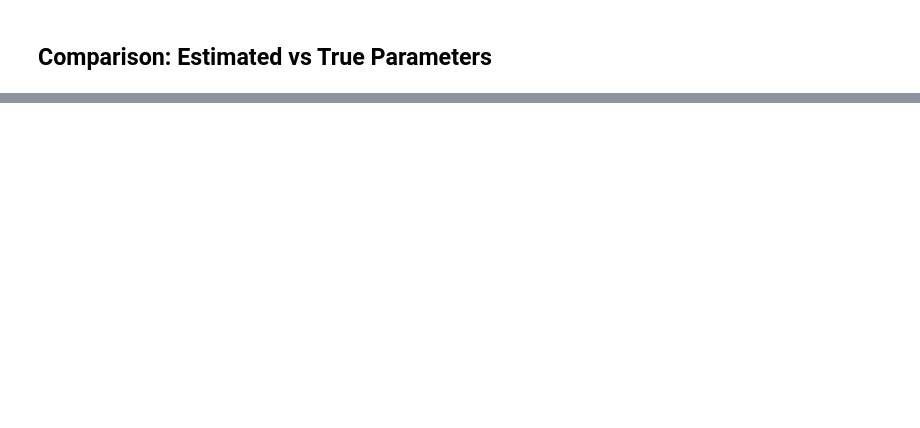
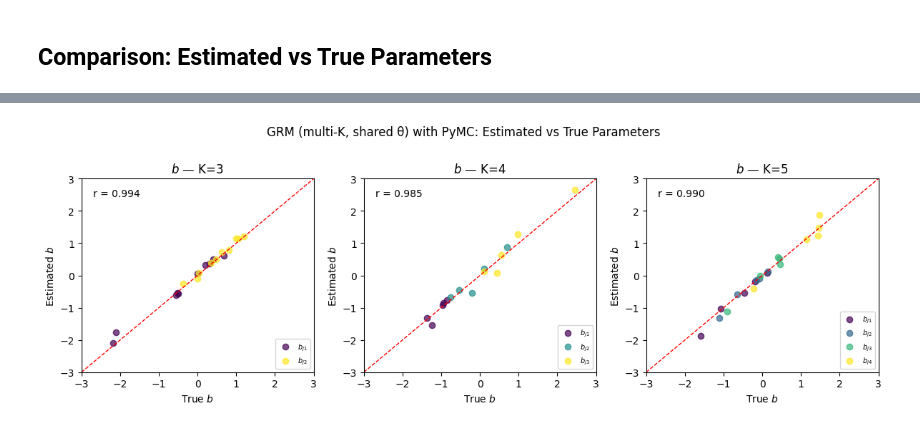
Before and after one commit to nigimitama/bayesian-irt-models, a Jupyter notebook: notebooks/grm-pymc-multi-k.ipynb, the cells around one changed output, grey strips where cells are left out. Cells and saved outputs as stored; diff of their text form; code cells hidden in the pictures; blank space fills up the shorter version.

```diff
--- a/notebooks/grm-pymc-multi-k.ipynb
+++ b/notebooks/grm-pymc-multi-k.ipynb
@@ -296,0 +271,24 @@ plt.show()
+# %%
+n_groups = len(unique_K)
+fig, axes = plt.subplots(ncols=n_groups, figsize=(4 * n_groups, 4))
+
+for ax, K in zip(axes, unique_K):
+    item_idx = np.where(K_per_item == K)[0]
+    b_est = idata.posterior[f"b_K{K}"].mean(dim=["chain", "draw"]).values  # (I_k, K-1)
+    b_true_k = np.array([b_true[j] for j in item_idx])  # (I_k, K-1)
+
+    # b — all thresholds, colored by threshold index
+    colors = plt.cm.viridis(np.linspace(0, 1, K - 1))
+    for kk in range(K - 1):
+        ax.scatter(b_true_k[:, kk], b_est[:, kk], alpha=0.7, color=colors[kk], label=f"$b_{{j{kk+1}}}$")
+    ax.plot([-3, 3], [-3, 3], "r--", lw=1)
+    ax.set(xlim=(-3, 3), ylim=(-3, 3), xlabel=r"True $b$", ylabel=r"Estimated $b$", title=rf"$b$ — K={K}")
+    ax.legend(fontsize=7)
+    r = np.corrcoef(b_true_k.ravel(), b_est.ravel())[0, 1]
+    ax.text(0.05, 0.95, f"r = {r:.3f}", transform=ax.transAxes, va="top")
+
+plt.suptitle("GRM (multi-K, shared θ) with PyMC: Estimated vs True Parameters", y=1.01)
+plt.tight_layout()
+plt.show()
+# %% [output]
+[figure, added]
```
Also changed, not shown: parts of 9 cells of this notebook, 6 other files.
